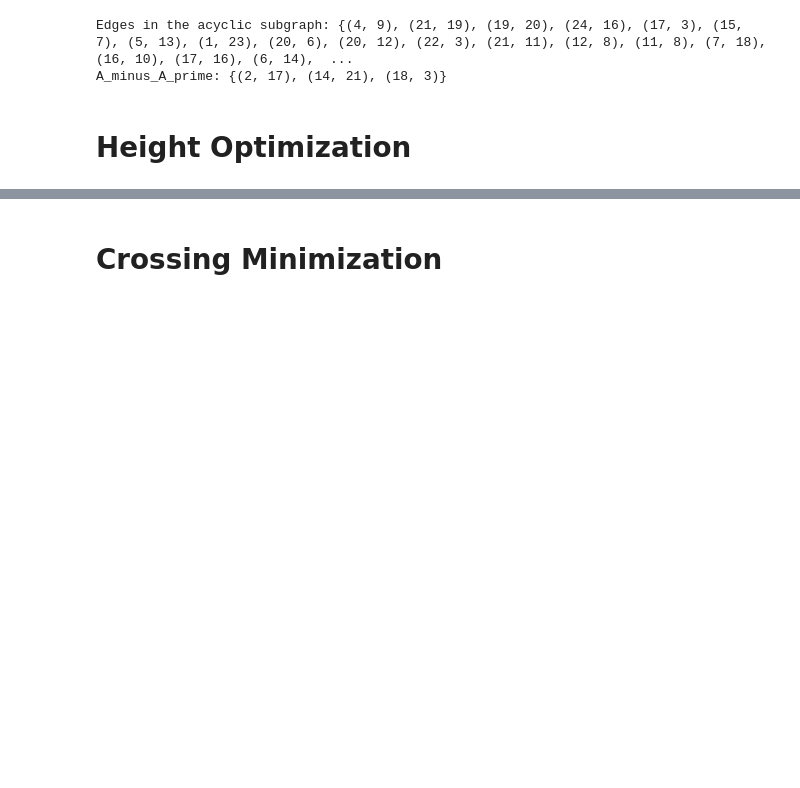
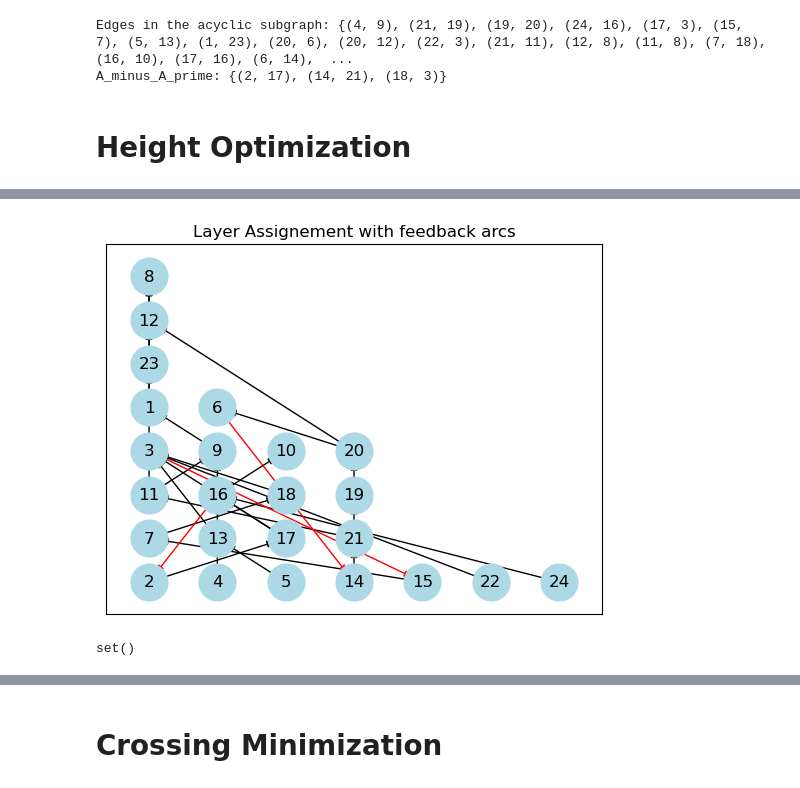
Before and after one commit to mauro-vb/graph-visualization-project, a Jupyter notebook: step4.ipynb, the cells around one changed output, grey strips where cells are left out. Saved outputs shown, nothing was run; the diff lists cells and outputs as text; code cells hidden in the pictures; blank space fills up the shorter version.

```diff
--- a/step4.ipynb
+++ b/step4.ipynb
@@ -341,3 +359,73 @@ plt.show()
+# %%
+def layer_assignment(G):
+    layers = {}
+    i = 0
+    G_copy = G.copy()
+    node_layers = {}  # Track the layer of each node
+    back_edges = set()  # Set of edges that go "backwards" in terms of layers
+
+    while G_copy:
+        # Nodes with no incoming edges
+        S = {v for v, d in G_copy.in_degree() if d == 0}
+
+        # If no such nodes, force pick a node (breaks a potential cycle)
+        if not S:
+            new_source = max(G_copy.nodes, key=lambda x: G_copy.in_degree(x))
+            S = {new_source}
+
+        # Assign layer to nodes and remove them from the graph copy
+        for node in S:
+            node_layers[node] = i
+            G_copy.remove_node(node)
+
+        layers[i] = S
+        i += 1
+
+    # Now identify back edges based on node_layers
+    for u, v in G.edges():
+        if node_layers.get(u, 0) >= node_layers.get(v, 0):  # Edge going to same or higher layer
+            back_edges.add((u, v))
+
+    return layers, back_edges
+
+
+def draw_graph_with_layers(G, layers, back_edges, fas):
+    pos = {}
+    # Assign positions to nodes based on their layer
+    for layer, nodes in layers.items():
+        for i, node in enumerate(sorted(nodes)):
+            pos[node] = (i, -layer)  # Layer as y-coordinate, index as x-coordinate
+
+    # Draw the normal edges in black
+    nx.draw_networkx_edges(G, pos, edgelist=set(G.edges()) - back_edges, edge_color='black')
+
+    # Draw the back edges in red
+    nx.draw_networkx_edges(G, pos, edgelist=back_edges, edge_color='red')
+
+    # Draw the back edges in red
+    nx.draw_networkx_edges(G, pos, edgelist=fas, edge_color='red')
+
+    # Draw the nodes
+    nx.draw_networkx_nodes(G, pos, node_color='lightblue', node_size=700)
+
+    # Draw the node labels
+    nx.draw_networkx_labels(G, pos)
+
+    # Reverse the y-axis to have layer 0 at the top
+    plt.gca().invert_yaxis()
+    plt.title('Layer Assignement with feedback arcs')
+    plt.show()
+
+
+# Use the function and draw the graph
+layers, back_edges = layer_assignment(G_dag)
+fas = feedback_arc_set(G)
+
+draw_graph_with_layers(G_dag, layers, back_edges, fas)
+print(back_edges)
+# %% [output]
+[figure, added]
+set()
 # %%
 def draw_layered_graph_n(G, layers, fas, ax):
     pos = {}
```
Also changed, not shown: parts of 15 cells of this notebook.
